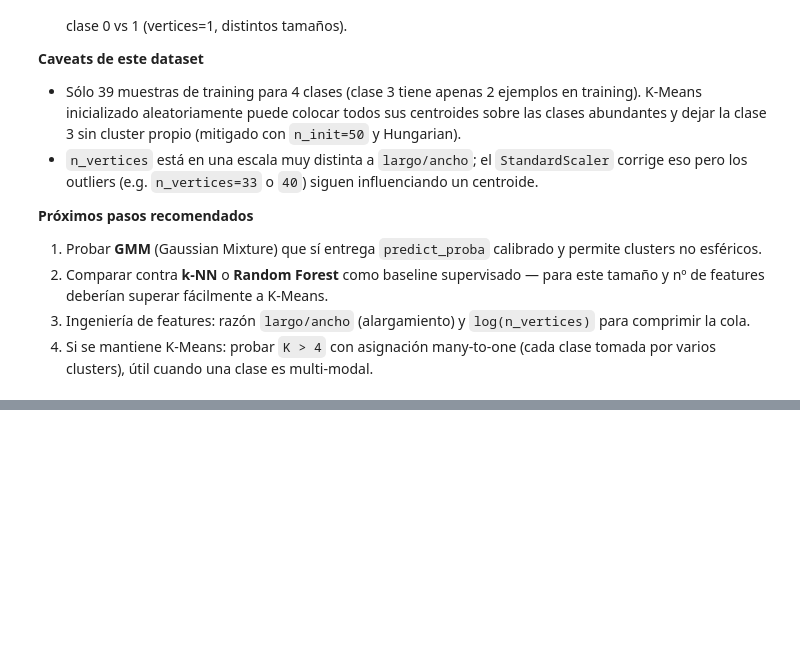
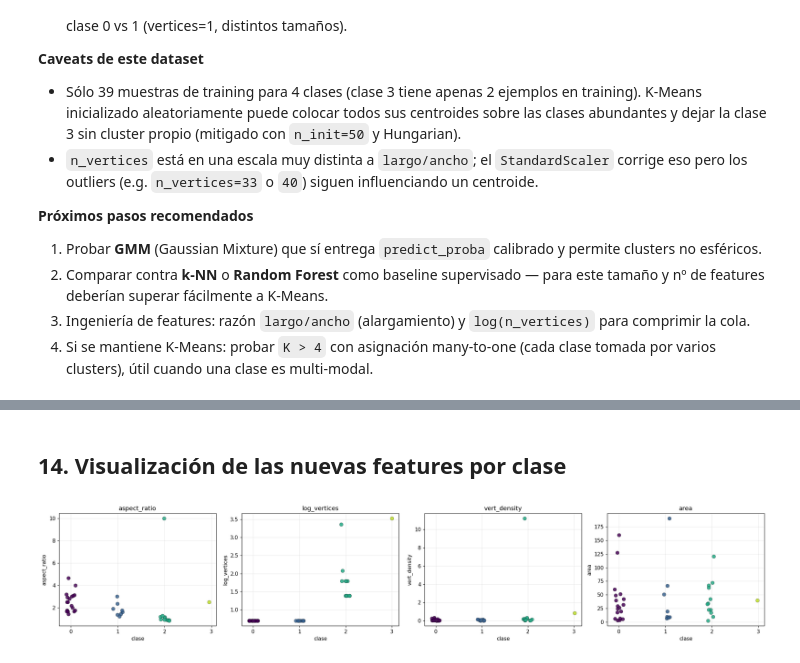
Before and after one commit to DavidJHub/minEnt, a Jupyter notebook: HOJAS_kmeans_clasificacion.ipynb, the cells around one changed output, grey strips where cells are left out. Saved outputs shown, nothing was run; the diff lists cells and outputs as text; code cells hidden in the pictures; blank space fills up the shorter version.

```diff
--- a/HOJAS_kmeans_clasificacion.ipynb
+++ b/HOJAS_kmeans_clasificacion.ipynb
@@ -505,0 +523,18 @@ C50           1    6.0    3.5      1        0     0    False     0.4640     0.12
+# %%
+def add_engineered_features(df):
+    out = df.copy()
+    out["aspect_ratio"] = out["largo"] / out["ancho"]
+    out["area"] = out["largo"] * out["ancho"]
+    out["log_vertices"] = np.log1p(out["n_vertices"])
+    out["vert_density"] = out["n_vertices"] / out["area"]
+    return out
+
+df_train_e = add_engineered_features(df_train)
+df_val_e   = add_engineered_features(df_val)
+df_test_e  = add_engineered_features(df_test)
+
+# Diagnóstico: media + std de cada feature por clase en training
+diag = df_train_e.groupby("clase")[
+    ["n_vertices","largo","ancho","aspect_ratio","area","log_vertices","vert_density"]
+].agg(["mean","std"]).round(2)
+print(diag)
@@ -505,0 +557,23 @@ C50           1    6.0    3.5      1        0     0    False     0.4640     0.12
+# %% [markdown]
+## 14. Visualización de las nuevas features por clase
+# %%
+new_feats = ["aspect_ratio", "log_vertices", "vert_density", "area"]
+fig, axes = plt.subplots(1, len(new_feats), figsize=(20, 4))
+for ax, feat in zip(axes, new_feats):
+    for cls, color in zip(classes, plt.cm.viridis(np.linspace(0, 0.9, len(classes)))):
+        sub = df_train_e[df_train_e["clase"] == cls][feat]
+        ax.scatter([cls] * len(sub) + np.random.uniform(-0.1, 0.1, len(sub)),
+                   sub, color=color, s=50, alpha=0.85, edgecolor="k", linewidth=0.3)
+    ax.set_xlabel("clase")
+    ax.set_ylabel(feat)
+    ax.set_title(feat)
+    ax.set_xticks(classes)
+    ax.grid(alpha=0.25)
+
+fig.tight_layout()
+OUT2 = Path("resultados_kmeans_hojas_features")
+OUT2.mkdir(exist_ok=True)
+fig.savefig(OUT2 / "exploracion_features.png", dpi=200, bbox_inches="tight")
+plt.show()
+# %% [output]
+[figure, added]
```
Also changed, not shown: parts of 17 cells of this notebook, 11 other files.
